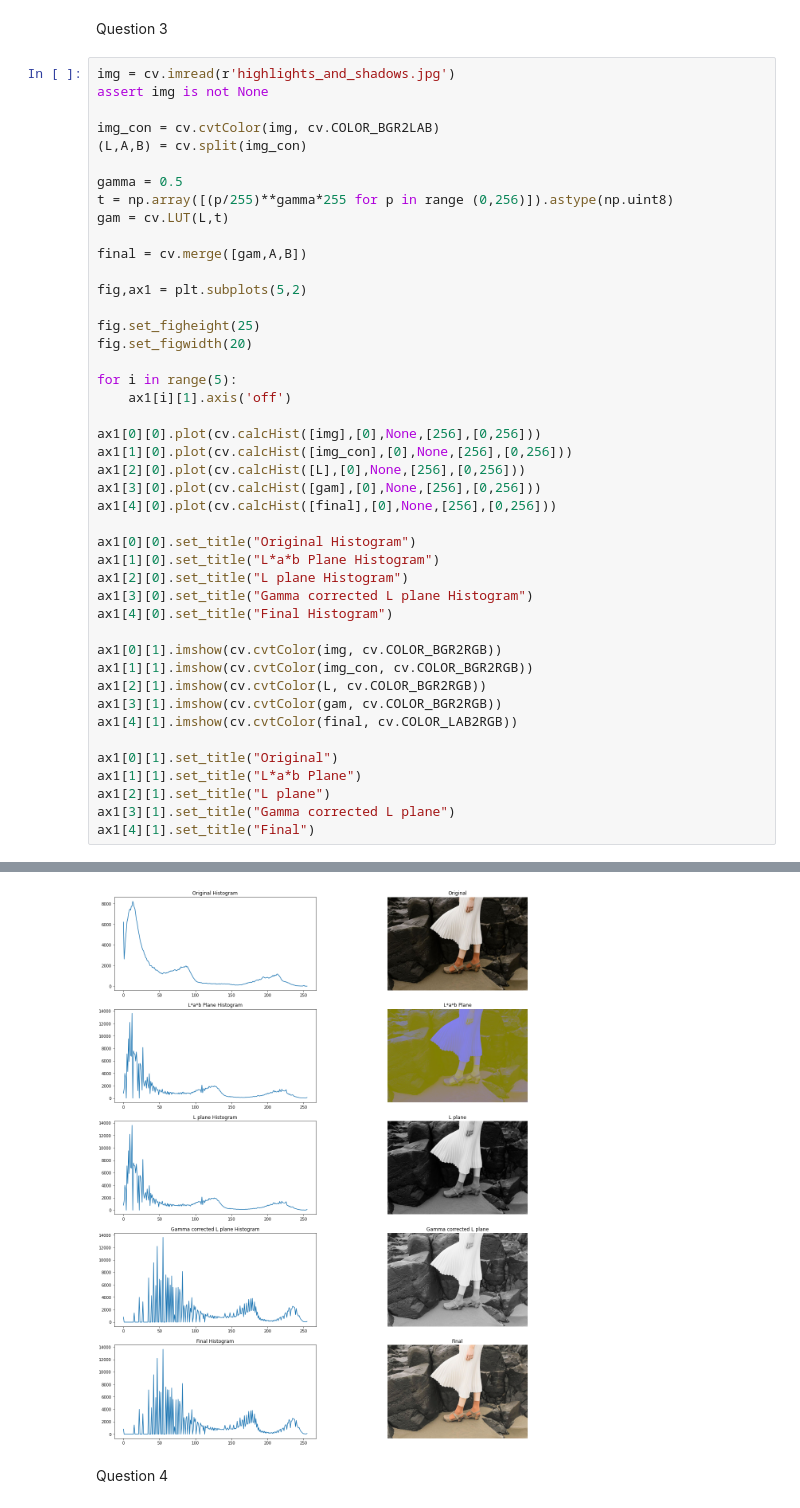
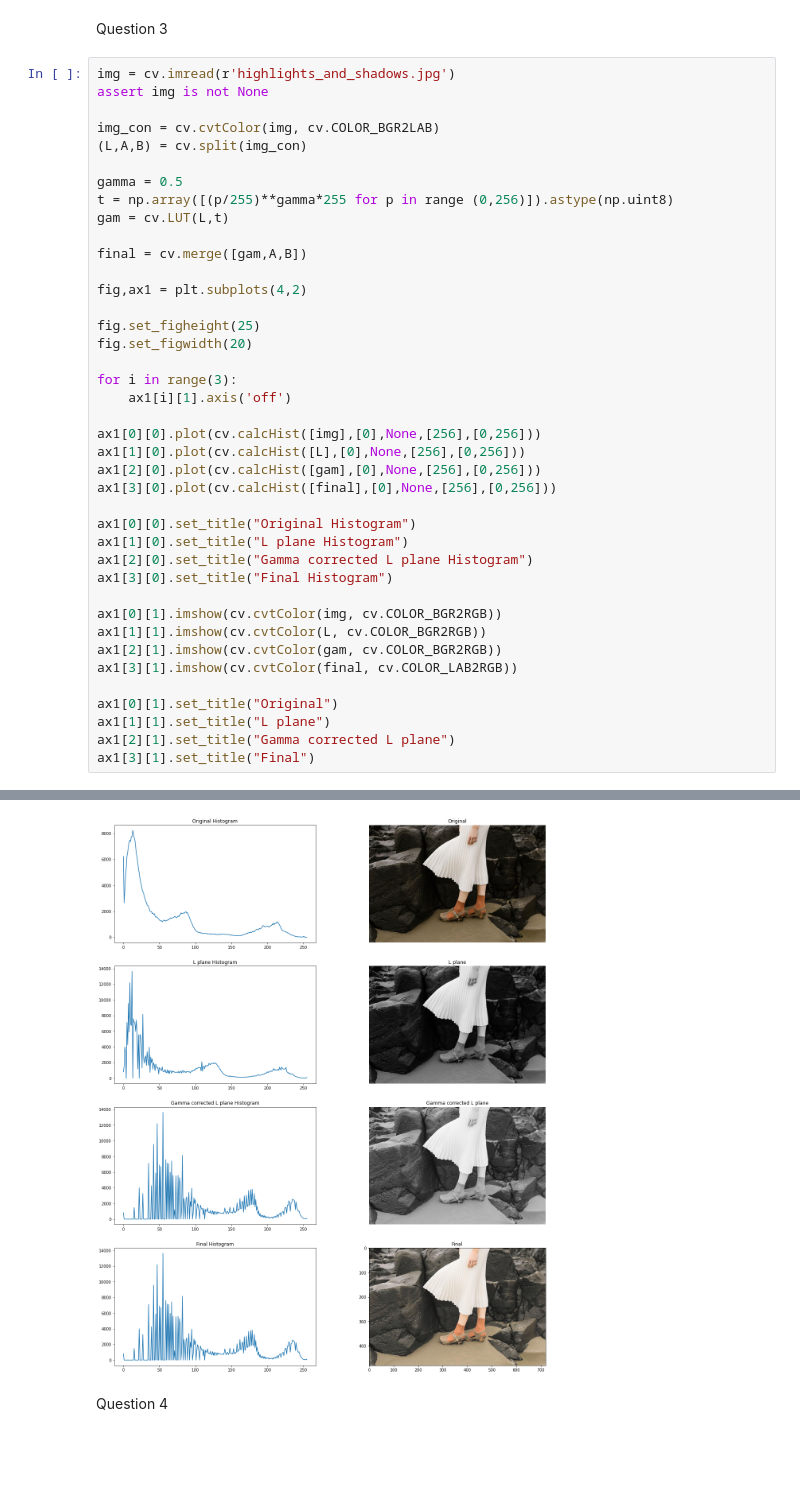
Before and after one commit to akilaabeyratne/EN2550-Assignment-1, a Jupyter notebook: Assignment1.ipynb, the cells around one changed output, grey strips where cells are left out. Saved outputs shown, nothing was run; the diff lists cells and outputs as text; blank space fills up the shorter version.

```diff
--- a/Assignment1.ipynb
+++ b/Assignment1.ipynb
@@ -93,50 +93,46 @@ Question 3
 # %%
 img = cv.imread(r'highlights_and_shadows.jpg')
 assert img is not None
 
 img_con = cv.cvtColor(img, cv.COLOR_BGR2LAB)
 (L,A,B) = cv.split(img_con)
 
 gamma = 0.5
 t = np.array([(p/255)**gamma*255 for p in range (0,256)]).astype(np.uint8)
 gam = cv.LUT(L,t)
 
 final = cv.merge([gam,A,B])
 
-fig,ax1 = plt.subplots(5,2)
+fig,ax1 = plt.subplots(4,2)
 
 fig.set_figheight(25)
 fig.set_figwidth(20)
 
-for i in range(5):
+for i in range(3):
     ax1[i][1].axis('off')
 
 ax1[0][0].plot(cv.calcHist([img],[0],None,[256],[0,256]))
-ax1[1][0].plot(cv.calcHist([img_con],[0],None,[256],[0,256]))
-ax1[2][0].plot(cv.calcHist([L],[0],None,[256],[0,256]))
-ax1[3][0].plot(cv.calcHist([gam],[0],None,[256],[0,256]))
-ax1[4][0].plot(cv.calcHist([final],[0],None,[256],[0,256]))
+ax1[1][0].plot(cv.calcHist([L],[0],None,[256],[0,256]))
+ax1[2][0].plot(cv.calcHist([gam],[0],None,[256],[0,256]))
+ax1[3][0].plot(cv.calcHist([final],[0],None,[256],[0,256]))
 
 ax1[0][0].set_title("Original Histogram")
-ax1[1][0].set_title("L*a*b Plane Histogram")
-ax1[2][0].set_title("L plane Histogram")
-ax1[3][0].set_title("Gamma corrected L plane Histogram")
-ax1[4][0].set_title("Final Histogram")
+ax1[1][0].set_title("L plane Histogram")
+ax1[2][0].set_title("Gamma corrected L plane Histogram")
+ax1[3][0].set_title("Final Histogram")
 
 ax1[0][1].imshow(cv.cvtColor(img, cv.COLOR_BGR2RGB))
-ax1[1][1].imshow(cv.cvtColor(img_con, cv.COLOR_BGR2RGB))
-ax1[2][1].imshow(cv.cvtColor(L, cv.COLOR_BGR2RGB))
-ax1[3][1].imshow(cv.cvtColor(gam, cv.COLOR_BGR2RGB))
-ax1[4][1].imshow(cv.cvtColor(final, cv.COLOR_LAB2RGB))
+ax1[1][1].imshow(cv.cvtColor(L, cv.COLOR_BGR2RGB))
+ax1[2][1].imshow(cv.cvtColor(gam, cv.COLOR_BGR2RGB))
+ax1[3][1].imshow(cv.cvtColor(final, cv.COLOR_LAB2RGB))
 
 ax1[0][1].set_title("Original")
-ax1[1][1].set_title("L*a*b Plane")
-ax1[2][1].set_title("L plane")
-ax1[3][1].set_title("Gamma corrected L plane")
-ax1[4][1].set_title("Final")
+ax1[1][1].set_title("L plane")
+ax1[2][1].set_title("Gamma corrected L plane")
+ax1[3][1].set_title("Final")
 # %% [output]
 Text(0.5, 1.0, 'Final')
-[figure, old version]
+[figure, new version]
 # %% [markdown]
 Question 4
 # %%
```
Also changed, not shown: parts of 1 cell of this notebook.
